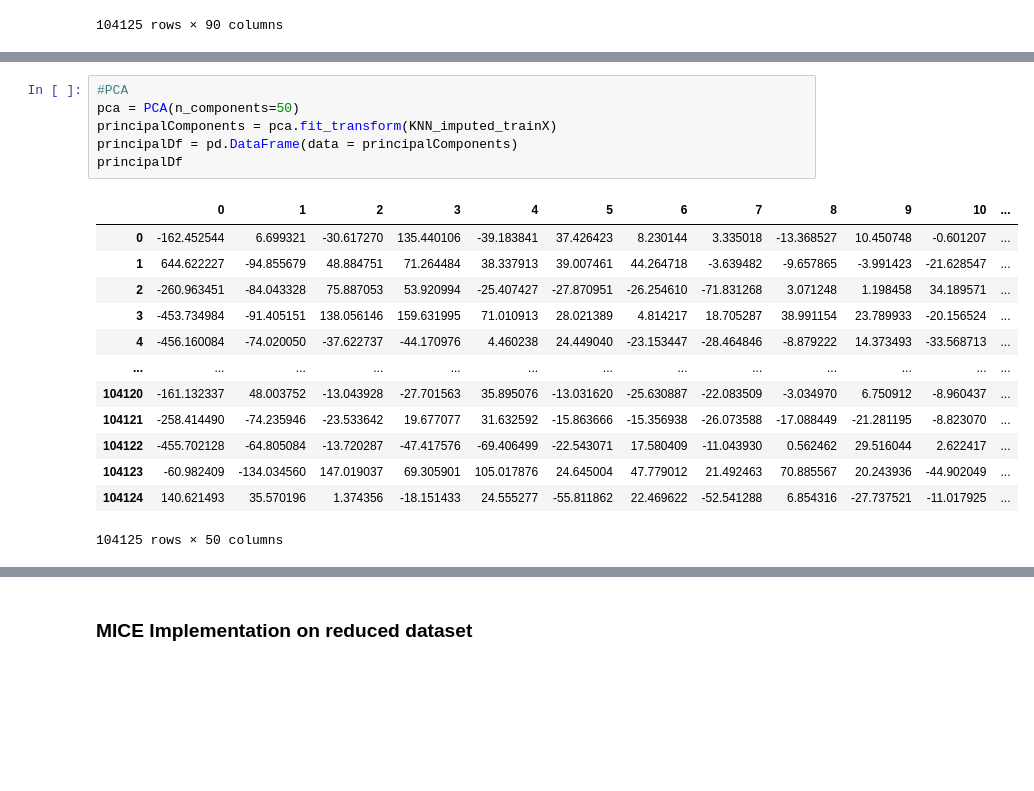
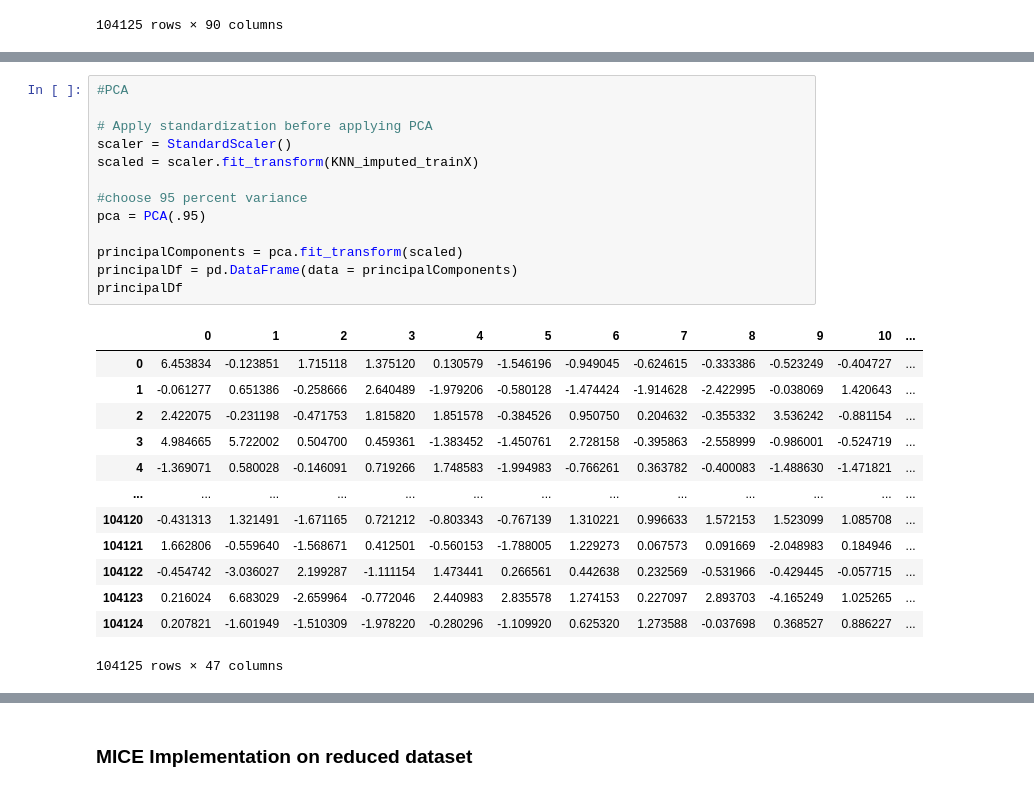
Before and after one commit to bvchand/Diabetes-detection-in-ICU-patients, a Jupyter notebook: diabetes_data_preprocessing.ipynb, the cells around one changed output, grey strips where cells are left out. Cells and saved outputs as stored; diff of their text form; blank space fills up the shorter version.

```diff
--- a/diabetes_data_preprocessing.ipynb
+++ b/diabetes_data_preprocessing.ipynb
@@ -373,21 +380,28 @@ KNN_imputed_trainX
 104125 rows × 90 columns
 # %%
 #PCA
-pca = PCA(n_components=50)
-principalComponents = pca.fit_transform(KNN_imputed_trainX)
+
+# Apply standardization before applying PCA
+scaler = StandardScaler()
+scaled = scaler.fit_transform(KNN_imputed_trainX)
+
+#choose 95 percent variance
+pca = PCA(.95)
+
+principalComponents = pca.fit_transform(scaled)
 principalDf = pd.DataFrame(data = principalComponents)
 principalDf
 # %% [output]
 |  | 0 | 1 | 2 | 3 | 4 | 5 | 6 | 7 | 8 | 9 | 10 | ... |
-| 0 | -162.452544 | 6.699321 | -30.617270 | 135.440106 | -39.183841 | 37.426423 | 8.230144 | 3.335018 | -13.368527 | 10.450748 | -0.601207 | ... |
-| 1 | 644.622227 | -94.855679 | 48.884751 | 71.264484 | 38.337913 | 39.007461 | 44.264718 | -3.639482 | -9.657865 | -3.991423 | -21.628547 | ... |
-| 2 | -260.963451 | -84.043328 | 75.887053 | 53.920994 | -25.407427 | -27.870951 | -26.254610 | -71.831268 | 3.071248 | 1.198458 | 34.189571 | ... |
-| 3 | -453.734984 | -91.405151 | 138.056146 | 159.631995 | 71.010913 | 28.021389 | 4.814217 | 18.705287 | 38.991154 | 23.789933 | -20.156524 | ... |
-| 4 | -456.160084 | -74.020050 | -37.622737 | -44.170976 | 4.460238 | 24.449040 | -23.153447 | -28.464846 | -8.879222 | 14.373493 | -33.568713 | ... |
+| 0 | 6.453834 | -0.123851 | 1.715118 | 1.375120 | 0.130579 | -1.546196 | -0.949045 | -0.624615 | -0.333386 | -0.523249 | -0.404727 | ... |
+| 1 | -0.061277 | 0.651386 | -0.258666 | 2.640489 | -1.979206 | -0.580128 | -1.474424 | -1.914628 | -2.422995 | -0.038069 | 1.420643 | ... |
+| 2 | 2.422075 | -0.231198 | -0.471753 | 1.815820 | 1.851578 | -0.384526 | 0.950750 | 0.204632 | -0.355332 | 3.536242 | -0.881154 | ... |
+| 3 | 4.984665 | 5.722002 | 0.504700 | 0.459361 | -1.383452 | -1.450761 | 2.728158 | -0.395863 | -2.558999 | -0.986001 | -0.524719 | ... |
+| 4 | -1.369071 | 0.580028 | -0.146091 | 0.719266 | 1.748583 | -1.994983 | -0.766261 | 0.363782 | -0.400083 | -1.488630 | -1.471821 | ... |
 | ... | ... | ... | ... | ... | ... | ... | ... | ... | ... | ... | ... | ... |
-| 104120 | -161.132337 | 48.003752 | -13.043928 | -27.701563 | 35.895076 | -13.031620 | -25.630887 | -22.083509 | -3.034970 | 6.750912 | -8.960437 | ... |
-| 104121 | -258.414490 | -74.235946 | -23.533642 | 19.677077 | 31.632592 | -15.863666 | -15.356938 | -26.073588 | -17.088449 | -21.281195 | -8.823070 | ... |
-| 104122 | -455.702128 | -64.805084 | -13.720287 | -47.417576 | -69.406499 | -22.543071 | 17.580409 | -11.043930 | 0.562462 | 29.516044 | 2.622417 | ... |
-| 104123 | -60.982409 | -134.034560 | 147.019037 | 69.305901 | 105.017876 | 24.645004 | 47.779012 | 21.492463 | 70.885567 | 20.243936 | -44.902049 | ... |
-| 104124 | 140.621493 | 35.570196 | 1.374356 | -18.151433 | 24.555277 | -55.811862 | 22.469622 | -52.541288 | 6.854316 | -27.737521 | -11.017925 | ... |
+| 104120 | -0.431313 | 1.321491 | -1.671165 | 0.721212 | -0.803343 | -0.767139 | 1.310221 | 0.996633 | 1.572153 | 1.523099 | 1.085708 | ... |
+| 104121 | 1.662806 | -0.559640 | -1.568671 | 0.412501 | -0.560153 | -1.788005 | 1.229273 | 0.067573 | 0.091669 | -2.048983 | 0.184946 | ... |
+| 104122 | -0.454742 | -3.036027 | 2.199287 | -1.111154 | 1.473441 | 0.266561 | 0.442638 | 0.232569 | -0.531966 | -0.429445 | -0.057715 | ... |
+| 104123 | 0.216024 | 6.683029 | -2.659964 | -0.772046 | 2.440983 | 2.835578 | 1.274153 | 0.227097 | 2.893703 | -4.165249 | 1.025265 | ... |
+| 104124 | 0.207821 | -1.601949 | -1.510309 | -1.978220 | -0.280296 | -1.109920 | 0.625320 | 1.273588 | -0.037698 | 0.368527 | 0.886227 | ... |
-104125 rows × 50 columns
+104125 rows × 47 columns
```
Also changed, not shown: parts of 8 cells of this notebook.
